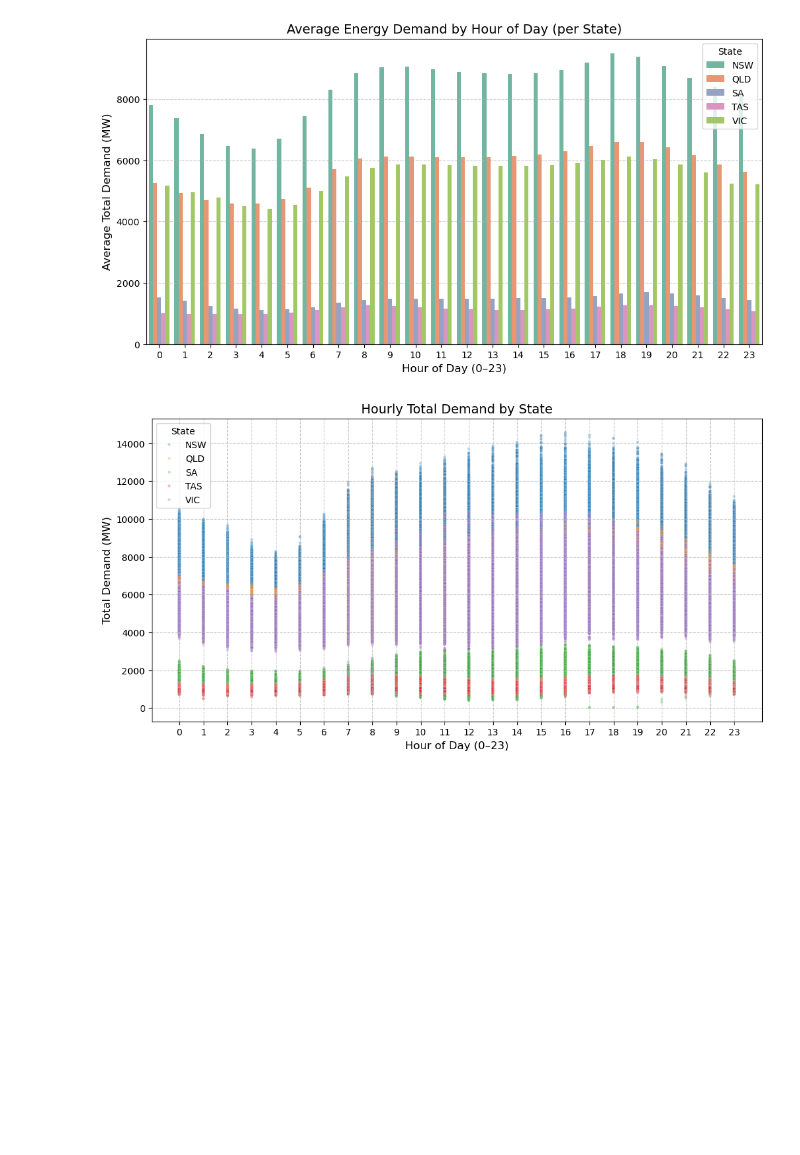
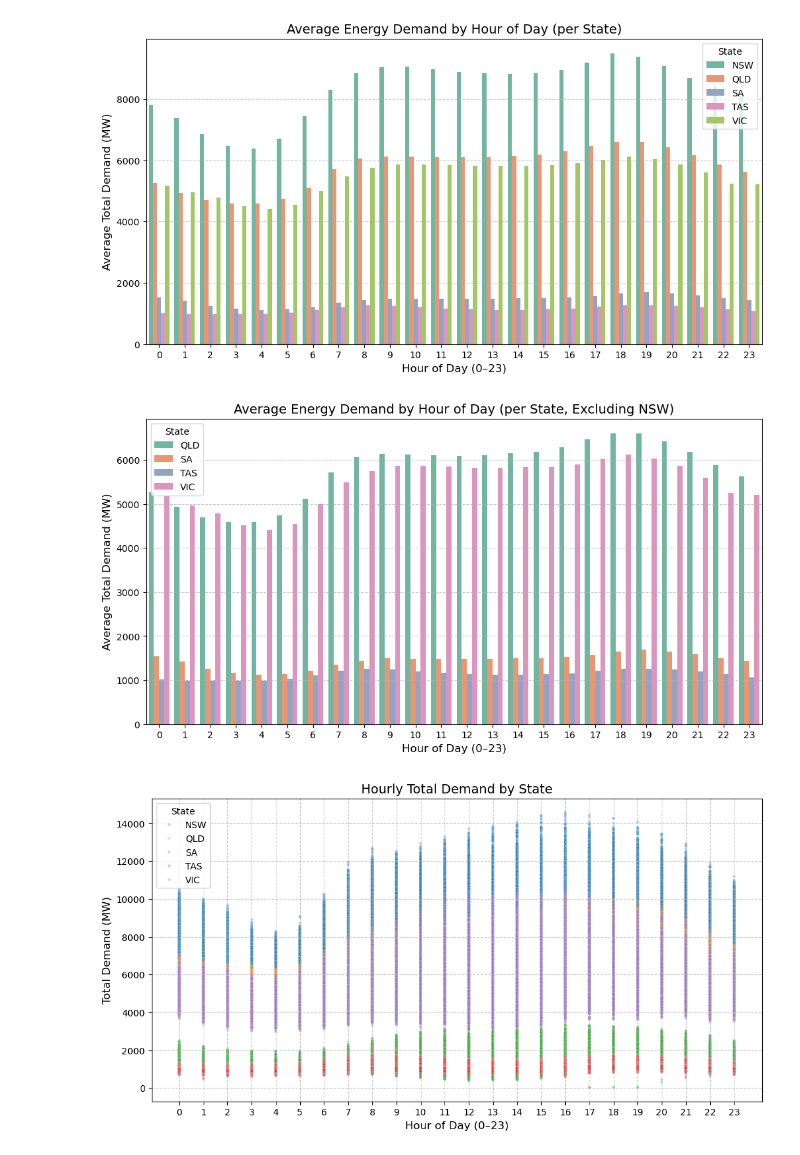
Before and after one commit to harjask-7/ADS1002-project, a Jupyter notebook: notebooks/tymon/Graph.ipynb, the cells around one changed output. Drawn from its saved outputs; the diff is of its cells as text; code cells hidden in the pictures; blank space fills up the shorter version.

```diff
--- a/notebooks/tymon/Graph.ipynb
+++ b/notebooks/tymon/Graph.ipynb
@@ -74,6 +74,40 @@ plt.grid(axis='y', linestyle='--', alpha=0.7)
 plt.show()
 # %% [output]
 [figure]
+# %%
+import matplotlib.pyplot as plt
+import pandas as pd
+import seaborn as sns
+
+# Assuming df is your DataFrame with 'Datetime', 'State', and 'Total Demand' columns
+# If 'Hour' is not in df, derive it from 'Datetime'
+df['Hour'] = pd.to_datetime(df['Datetime']).dt.hour
+
+# Compute average demand per hour per state, excluding NSW
+avg_demand = df[df['State'] != 'NSW'].groupby(['State', 'Hour'])['Total Demand'].mean().reset_index()
+
+# Plot grouped bar chart
+plt.figure(figsize=(12, 6))
+sns.barplot(
+    data=avg_demand,
+    x='Hour',
+    y='Total Demand',
+    hue='State',
+    palette='Set2'
+)
+
+# Update title and labels
+plt.title("Average Energy Demand by Hour of Day (per State, Excluding NSW)", fontsize=14)
+plt.xlabel("Hour of Day (0–23)", fontsize=12)
+plt.ylabel("Average Total Demand (MW)", fontsize=12)
+plt.xticks(rotation=0)
+plt.legend(title="State")
+plt.grid(axis='y', linestyle='--', alpha=0.7)
+
+# Show plot
+plt.show()
+# %% [output]
+[figure, added]
 # %%
 # Filter year range 2000–2019
 # df = df[(df['Datetime'].dt.year >= 2000) & (df['Datetime'].dt.year <= 2019)]
```
Also changed, not shown: 2 other files.
